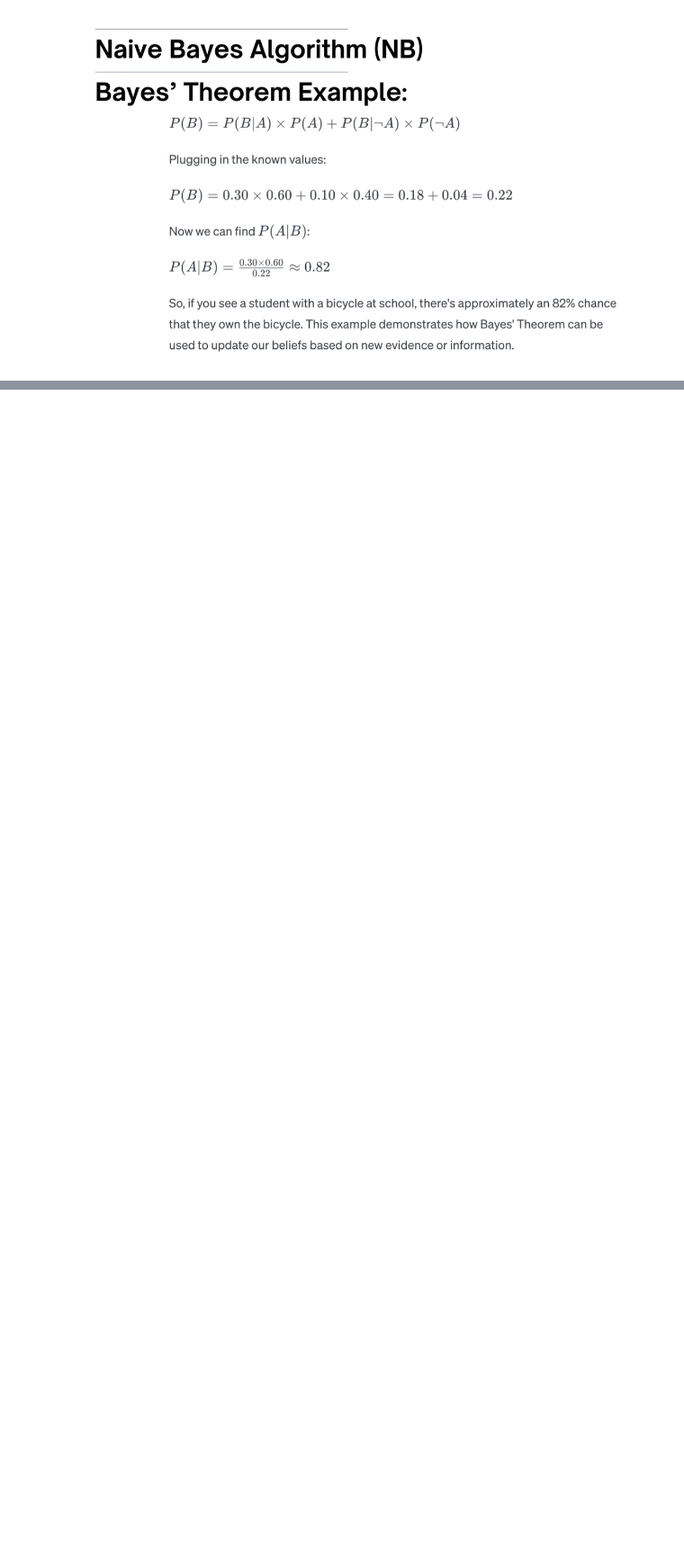
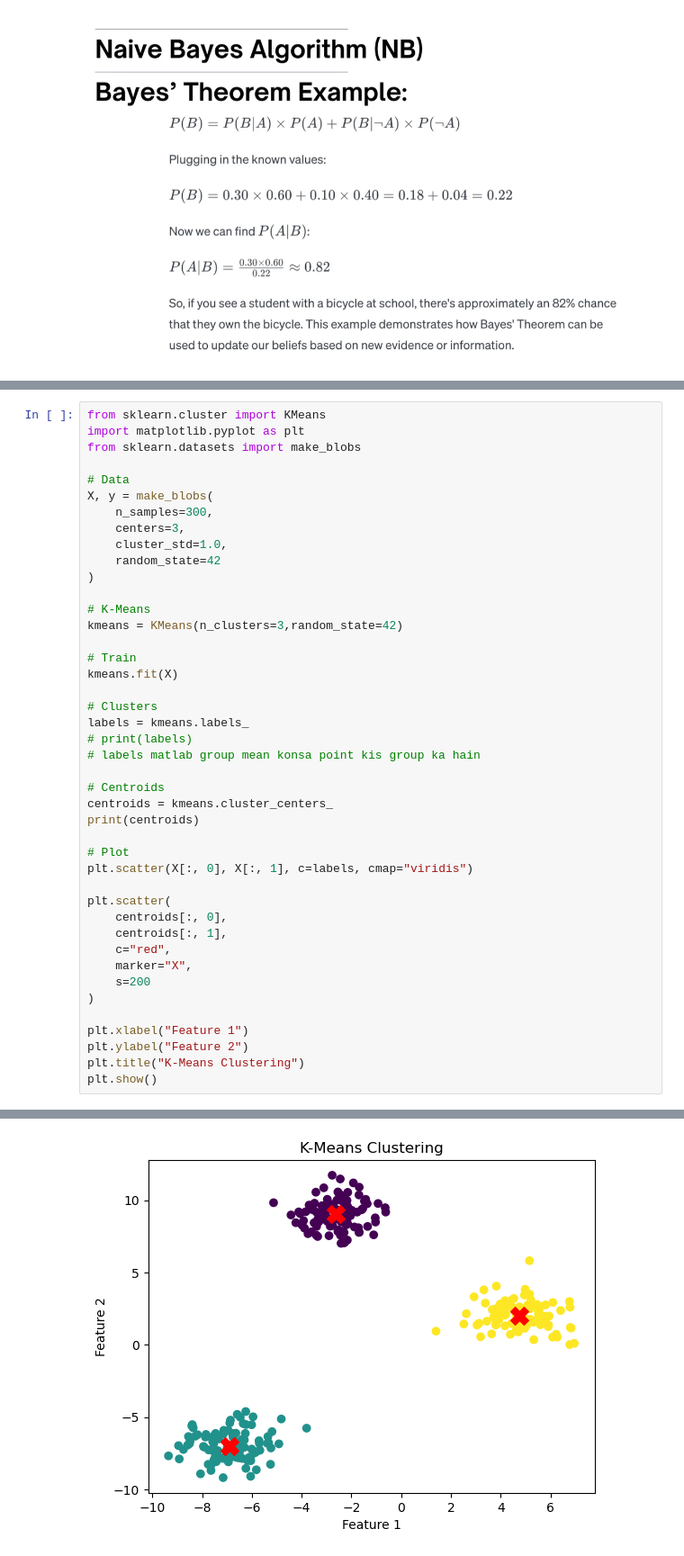
Before and after one commit to Muhammad-Arsalan-Khan/ML-Learning, a Jupyter notebook: algorithm.ipynb, the cells around one changed output, grey strips where cells are left out. Shown at 90% size. Cells and saved outputs as stored; diff of their text form; blank space fills up the shorter version.

Commit message:
kMean DBSCAN

```diff
--- a/algorithm.ipynb
+++ b/algorithm.ipynb
@@ -1530,0 +1586,44 @@ Confusion Matrix gnb:
+# %%
+from sklearn.cluster import KMeans
+import matplotlib.pyplot as plt
+from sklearn.datasets import make_blobs
+
+# Data
+X, y = make_blobs(
+    n_samples=300,
+    centers=3,
+    cluster_std=1.0,
+    random_state=42
+)
+
+# K-Means
+kmeans = KMeans(n_clusters=3,random_state=42)
+
+# Train
+kmeans.fit(X)
+
+# Clusters
+labels = kmeans.labels_
+# print(labels)
+# labels matlab group mean konsa point kis group ka hain
+
+# Centroids
+centroids = kmeans.cluster_centers_
+print(centroids)
+
+# Plot
+plt.scatter(X[:, 0], X[:, 1], c=labels, cmap="viridis")
+
+plt.scatter(
+    centroids[:, 0],
+    centroids[:, 1],
+    c="red",
+    marker="X",
+    s=200
+)
+
+plt.xlabel("Feature 1")
+plt.ylabel("Feature 2")
+plt.title("K-Means Clustering")
+plt.show()
+# %% [output]
@@ -1530,0 +1633 @@ Confusion Matrix gnb:
+[figure, added]
```
Also changed, not shown: parts of 13 cells of this notebook.
